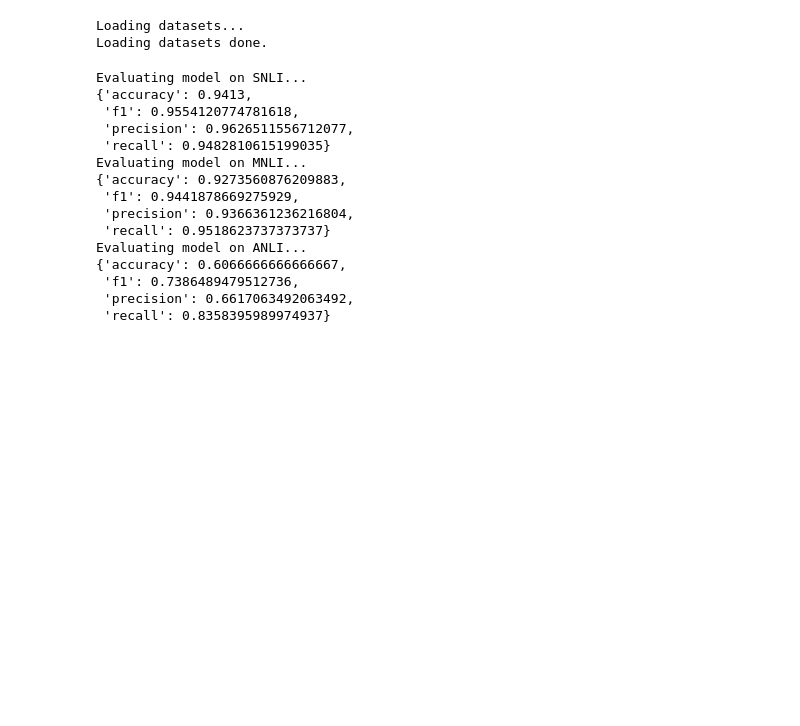
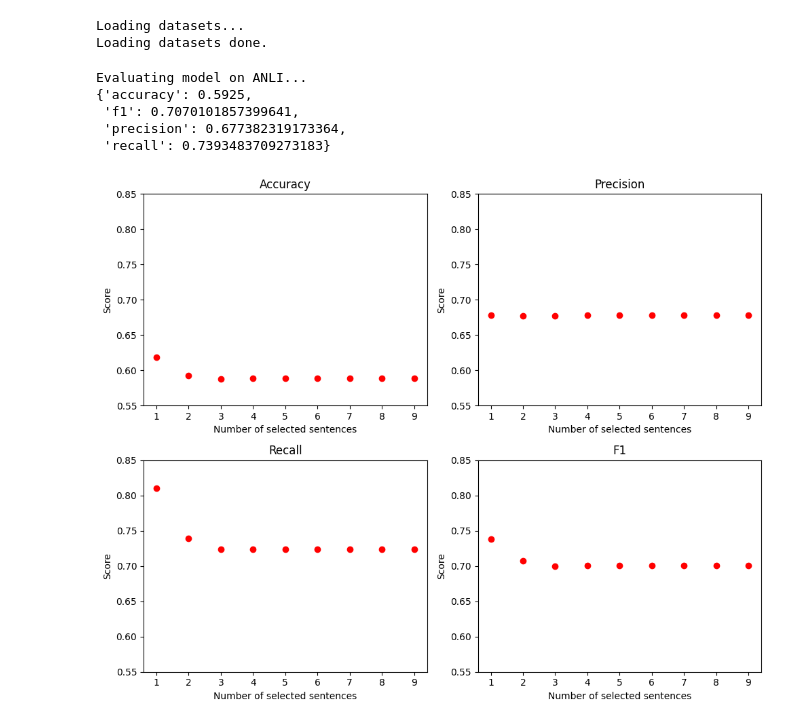
Before and after one commit to Ryu-Okamoto/nli_eval, a Jupyter notebook: trial.ipynb, the cells around one changed output. Saved outputs shown, nothing was run; the diff lists cells and outputs as text; code cells hidden in the pictures; blank space fills up the shorter version.

```diff
--- a/trial.ipynb
+++ b/trial.ipynb
@@ -132,30 +179,52 @@ def evaluate_model_metrics(model: Model, examples: list[Example], use_batch: boo
 # %%
 model = SBERT('cross-encoder/nli-deberta-v3-small')
 
-print('Evaluating model on SNLI...')
-metrics_snli = evaluate_model_metrics(model, examples_snli)
-pprint(metrics_snli)
+# print('Evaluating model on SNLI...')
+# metrics_snli = evaluate_model_metrics(model, examples_snli)
+# pprint(metrics_snli)
 
-print('Evaluating model on MNLI...')
-metrics_mnli = evaluate_model_metrics(model, examples_mnli)
-pprint(metrics_mnli)
+# print('Evaluating model on MNLI...')
+# metrics_mnli = evaluate_model_metrics(model, examples_mnli)
+# pprint(metrics_mnli)
 
 print('Evaluating model on ANLI...')
-metrics_anli = evaluate_model_metrics(model, examples_anli)
+metrics_anli = evaluate_model(model, examples_anli, num_of_select_sentences=2)
 pprint(metrics_anli)
 # %% [output]
-Evaluating model on SNLI...
-{'accuracy': 0.9413,
- 'f1': 0.9554120774781618,
- 'precision': 0.9626511556712077,
- 'recall': 0.9482810615199035}
-Evaluating model on MNLI...
-{'accuracy': 0.9273560876209883,
- 'f1': 0.9441878669275929,
- 'precision': 0.9366361236216804,
- 'recall': 0.9518623737373737}
 Evaluating model on ANLI...
-{'accuracy': 0.6066666666666667,
- 'f1': 0.7386489479512736,
- 'precision': 0.6617063492063492,
- 'recall': 0.8358395989974937}
+{'accuracy': 0.5925,
+ 'f1': 0.7070101857399641,
+ 'precision': 0.677382319173364,
+ 'recall': 0.7393483709273183}
+# %%
+scores: dict[int, object] = {}
+for num_of_select_sentences in range(1, 10):
+    metrics_anli = evaluate_model(model, examples_anli, num_of_select_sentences=num_of_select_sentences)
+    scores[num_of_select_sentences] = metrics_anli
+# %%
+fig, ax = plt.subplots(2, 2, figsize=(10, 8))
+for num_of_select_sentences, score in scores.items():
+    ax[0, 0].plot(num_of_select_sentences, score['accuracy'], 'ro')
+    ax[0, 1].plot(num_of_select_sentences, score['precision'], 'ro')
+    ax[1, 0].plot(num_of_select_sentences, score['recall'], 'ro')
+    ax[1, 1].plot(num_of_select_sentences, score['f1'], 'ro')
+ax[0, 0].set_title('Accuracy')
+ax[0, 1].set_title('Precision')
+ax[1, 0].set_title('Recall')
+ax[1, 1].set_title('F1')
+ax[0, 0].set_xlabel('Number of selected sentences')
+ax[0, 1].set_xlabel('Number of selected sentences')
+ax[1, 0].set_xlabel('Number of selected sentences')
+ax[1, 1].set_xlabel('Number of selected sentences')
+ax[0, 0].set_ylabel('Score')
+ax[0, 1].set_ylabel('Score')
+ax[1, 0].set_ylabel('Score')
+ax[1, 1].set_ylabel('Score')
+ax[0, 0].set_ylim(0.55, 0.85)
+ax[0, 1].set_ylim(0.55, 0.85)
+ax[1, 0].set_ylim(0.55, 0.85)
+ax[1, 1].set_ylim(0.55, 0.85)
+plt.tight_layout()
+plt.show()
+# %% [output]
+[figure, added]
```
Also changed, not shown: parts of 4 cells of this notebook, 1 other file.
